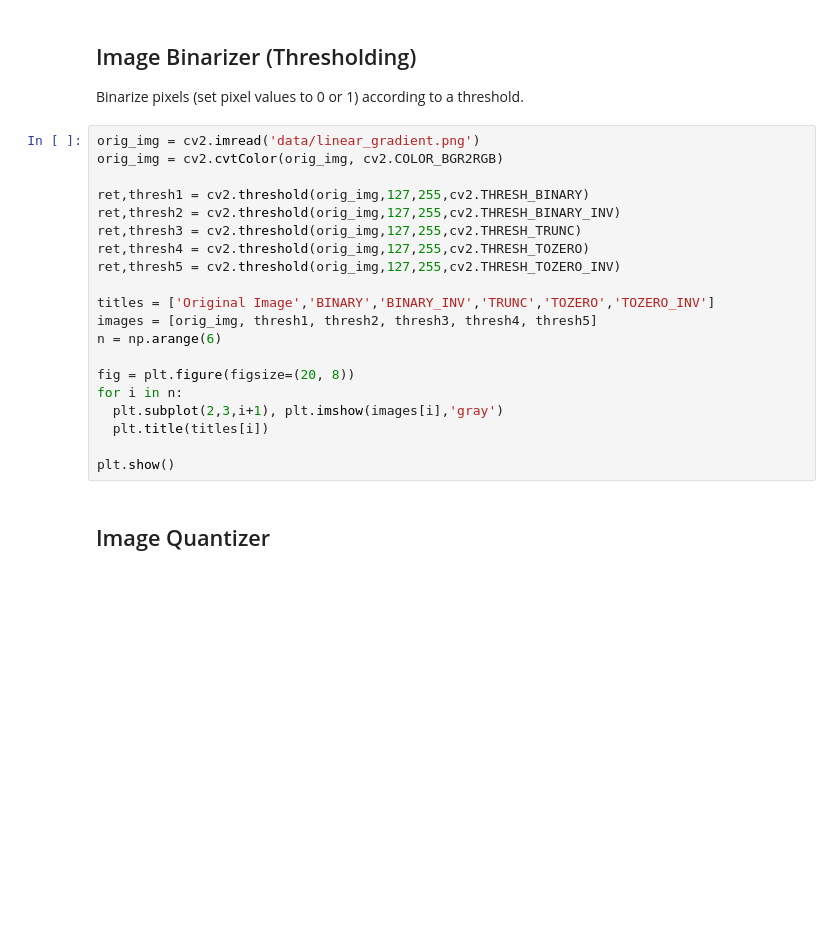
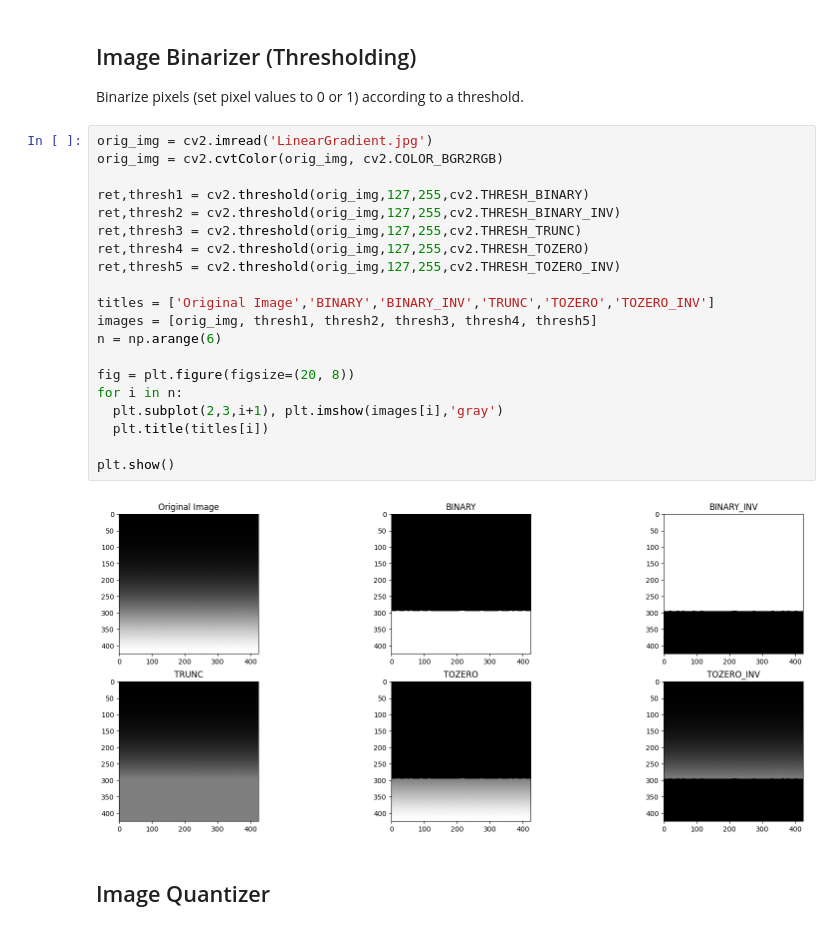
Before and after one commit to jrebull/Vision, a Jupyter notebook: Violinistas_2_2_Simple_ImgProcessing.ipynb, the cells around one changed output. Saved outputs shown, nothing was run; the diff lists cells and outputs as text; blank space fills up the shorter version.

```diff
--- a/Violinistas_2_2_Simple_ImgProcessing.ipynb
+++ b/Violinistas_2_2_Simple_ImgProcessing.ipynb
@@ -459,25 +457,27 @@ plt.show()
 
 Binarize pixels (set pixel values to 0 or 1) according to a threshold.
 # %%
-orig_img = cv2.imread('data/linear_gradient.png')
+orig_img = cv2.imread('LinearGradient.jpg')
 orig_img = cv2.cvtColor(orig_img, cv2.COLOR_BGR2RGB)
 
 ret,thresh1 = cv2.threshold(orig_img,127,255,cv2.THRESH_BINARY)
 ret,thresh2 = cv2.threshold(orig_img,127,255,cv2.THRESH_BINARY_INV)
 ret,thresh3 = cv2.threshold(orig_img,127,255,cv2.THRESH_TRUNC)
 ret,thresh4 = cv2.threshold(orig_img,127,255,cv2.THRESH_TOZERO)
 ret,thresh5 = cv2.threshold(orig_img,127,255,cv2.THRESH_TOZERO_INV)
 
 titles = ['Original Image','BINARY','BINARY_INV','TRUNC','TOZERO','TOZERO_INV']
 images = [orig_img, thresh1, thresh2, thresh3, thresh4, thresh5]
 n = np.arange(6)
 
 fig = plt.figure(figsize=(20, 8))
 for i in n:
   plt.subplot(2,3,i+1), plt.imshow(images[i],'gray')
   plt.title(titles[i])
 
 plt.show()
+# %% [output]
+[figure, added]
 # %% [markdown]
 ## Image Quantizer  <a class="anchor" id="quant"></a>
 # %%
```
Also changed, not shown: parts of 14 cells of this notebook.
